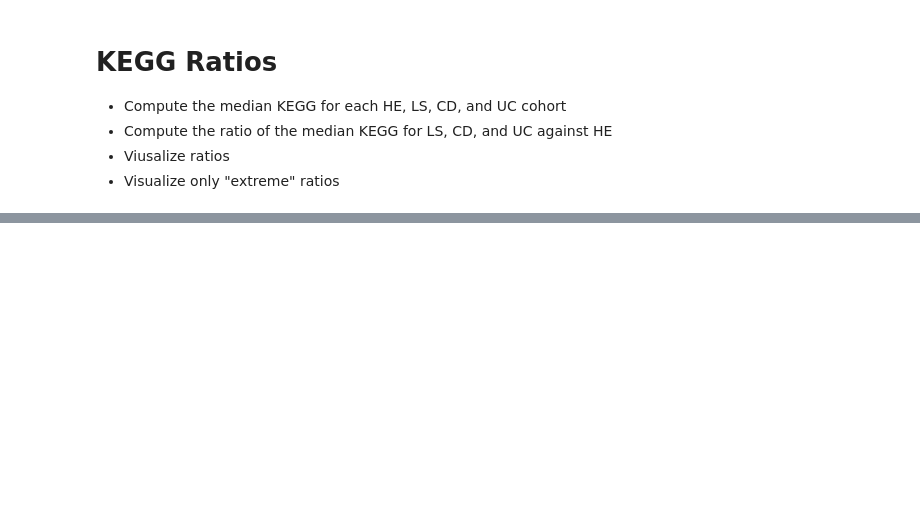
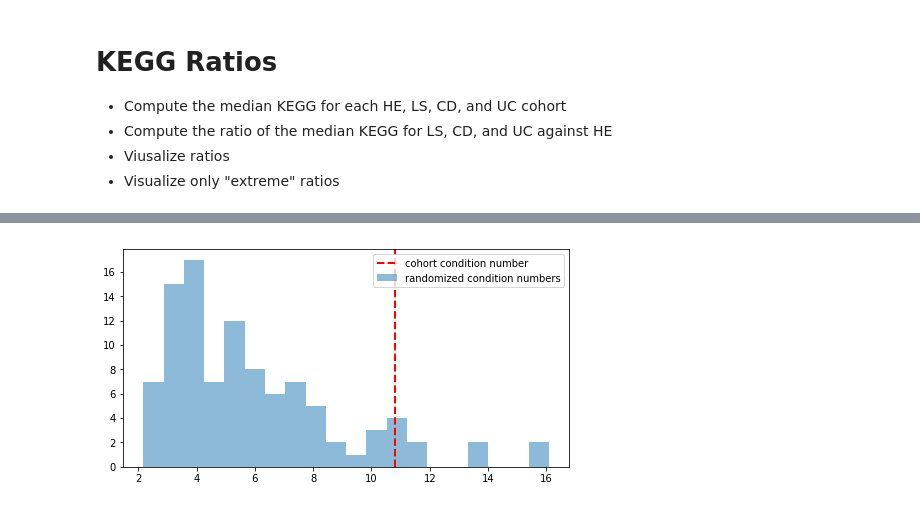
Before and after one commit to myazdani/KEGGs-15-12-2017, a Jupyter notebook: scripts/20-04-2018-testing-kegg-ratios-through-randomization.ipynb, the cells around one changed output, grey strips where cells are left out. Cells and saved outputs as stored; diff of their text form; code cells hidden in the pictures; blank space fills up the shorter version.

```diff
--- a/scripts/20-04-2018-testing-kegg-ratios-through-randomization.ipynb
+++ b/scripts/20-04-2018-testing-kegg-ratios-through-randomization.ipynb
@@ -505,0 +255,8 @@ np.max(w)/np.min(w)
+# %%
+%%time
+cond_numbers = []
+for _ in range(100):
+    mean_random_ratios = RatioComputer(df_subjects = df.iloc[:,2:],
+                                       random_cohort=True, laplace_scale=0)
+    cond_numbers.append(mean_random_ratios.mean_ratios_cond_number(laplace_scale_numerator=False,
+                                                                   normalize=True))
@@ -505,0 +266,7 @@ np.max(w)/np.min(w)
+# %%
+plt.figure(figsize=(8, 4))
+plt.hist(cond_numbers, bins=20, alpha = .5, label = "randomized condition numbers");
+plt.axvline(cohort_cond_number,  color='r', linestyle='dashed', linewidth=2, label = "cohort condition number")
+plt.legend();
+# %% [output]
+[figure, added]
```
Also changed, not shown: parts of 91 cells of this notebook.
